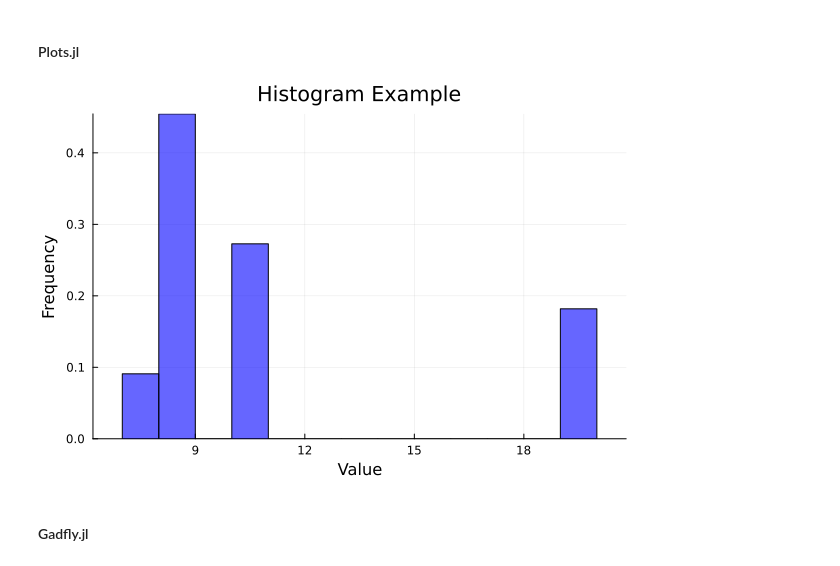
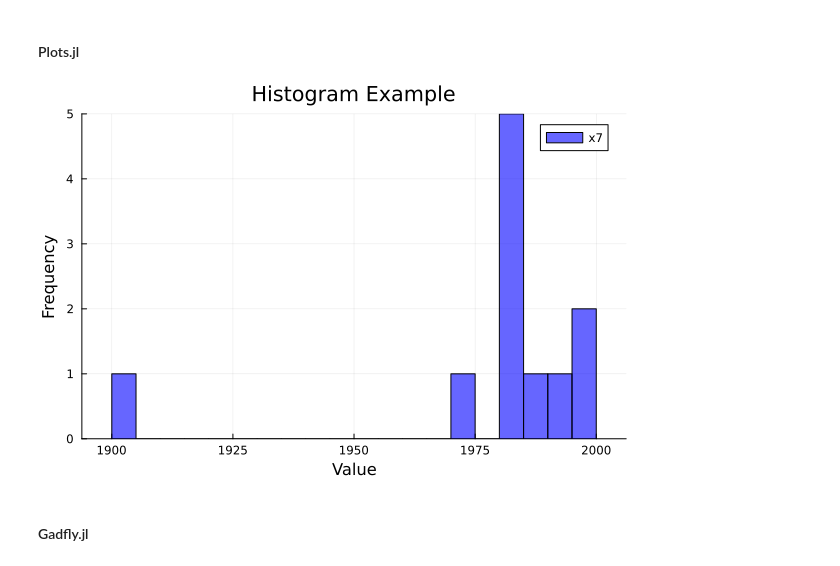
Before and after one commit to salomaoalves/Languages, a Jupyter notebook: Julia/Visualization.ipynb, the cells around one changed output. Cells and saved outputs as stored; diff of their text form; code cells hidden in the pictures.

Commit message:
update visualization in julia n remove text from python

```diff
--- a/Julia/Visualization.ipynb
+++ b/Julia/Visualization.ipynb
@@ -19,20 +20,19 @@ using Gadfly
 # %%
 # Create data
 
-aq = [10.0   8.04  10.0  9.14  10.0   7.46  19.0   6.58
-       8.0   6.95   8.0  8.14   8.0   6.77   7.0   5.76
-      13.0   7.58  13.0  8.74  13.0  12.74   8.0   7.71
-       9.0   8.81   9.0  8.77   9.0   7.11   8.0   8.84
-      11.0   8.33  11.0  9.26  11.0   7.81  10.0   8.47
-      14.0   9.96  14.0  8.1   14.0   8.84  10.0   7.04
-       6.0   7.24   6.0  6.13   6.0   6.08  10.0   5.25
-       4.0   4.26   4.0  3.1    4.0   5.39  19.0  missing
-      12.0  10.84  12.0  9.13  12.0  missing 8.0   5.56
-       7.0   4.82   7.0  7.26   7.0   6.42   8.0   7.91
-       5.0   5.68   5.0  4.74   5.0   5.73   8.0   6.89]
+aq = [10.0   8.04  10.0  9.14  10.0   7.46   1900   6.58   'A'   'Z'
+       8.0   6.95   8.0  8.14   8.0   6.77   1970   5.76   'B'   'X'
+      13.0   7.58  13.0  8.74  13.0  12.74   1980   7.71   'A'   'Y'
+       9.0   8.81   9.0  8.77   9.0   7.11   1981   8.84   'A'   'X'
+      11.0   8.33  11.0  9.26  11.0   7.81   1982   8.47   'B'   'X'
+      14.0   9.96  14.0  8.1   14.0   8.84   1983   7.04   'B'   'Z'
+       6.0   7.24   6.0  6.13   6.0   6.08   1984   5.25   'A'   'Y'
+       4.0   4.26   4.0  3.1    4.0   5.39   1985  missing 'B'   'X'
+      12.0  10.84  12.0  9.13  12.0  missing 1990   5.56   'B'   'Z'
+       7.0   4.82   7.0  7.26   7.0   6.42   1998   7.91   'B'   'X'
+       5.0   5.68   5.0  4.74   5.0   5.73   1999   6.89   'A'   'Y']
 
 df = DataFrame(aq, :auto)
-colNames = vec(string.(["x", "y"], [1 2 3 4]))
 
 data_x1 = df[!,:x1]
 data_x7 = df[!,:x7];
@@ -41,13 +43,15 @@ data_x7 = df[!,:x7];
 # %% [markdown]
 #### Plots.jl
 # %%
-histogram(data_x7, bins=20, xlabel="Value", ylabel="Frequency", title="Histogram Example",
-          normalize=:pdf, #normalizie bar heights - also, :density or :probability
-          fillalpha=0.6, #bar transparency - 0 is transparant, 1 is opaque
-          linecolor=:black, fillcolor=:blue, #color of the lines and the bars
-          legend=false)
+histogram(data_x7, bins = 20, xlabel = "Value", ylabel = "Frequency", title = "Histogram Example",
+          normalize = false, #normalizie bar heights - also, :density or :probability or :pdf
+          fillalpha = 0.6, #bar transparency - 0 is transparant, 1 is opaque
+          linecolor = :black, fillcolor=:blue, #color of the lines and the bars
+          legend = :topright, #legend position - also, :topleft, :downright, :outertop, false
+          label = "x7" #label of the data series of the legend
+          )
 # %% [output]
-[figure, old version]
+[figure, new version]
 # %% [markdown]
 #### Gadfly.jl
 # %%
```
Also changed, not shown: parts of 39 cells of this notebook, 1 other file.
